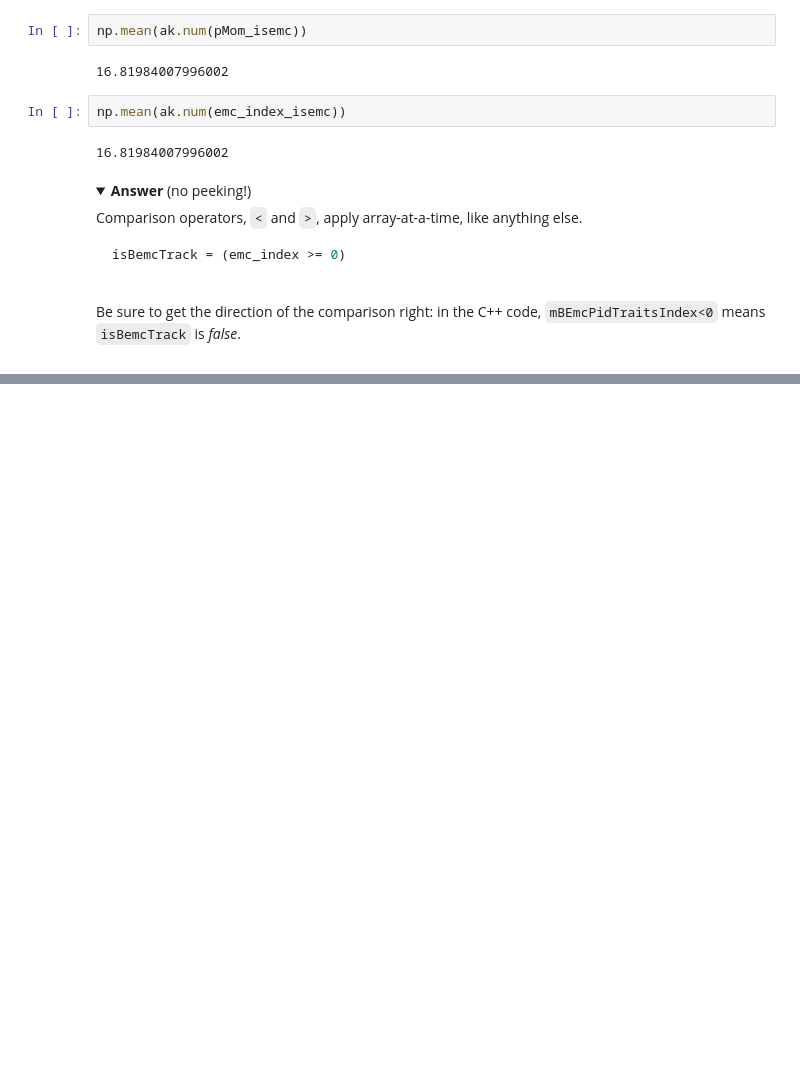
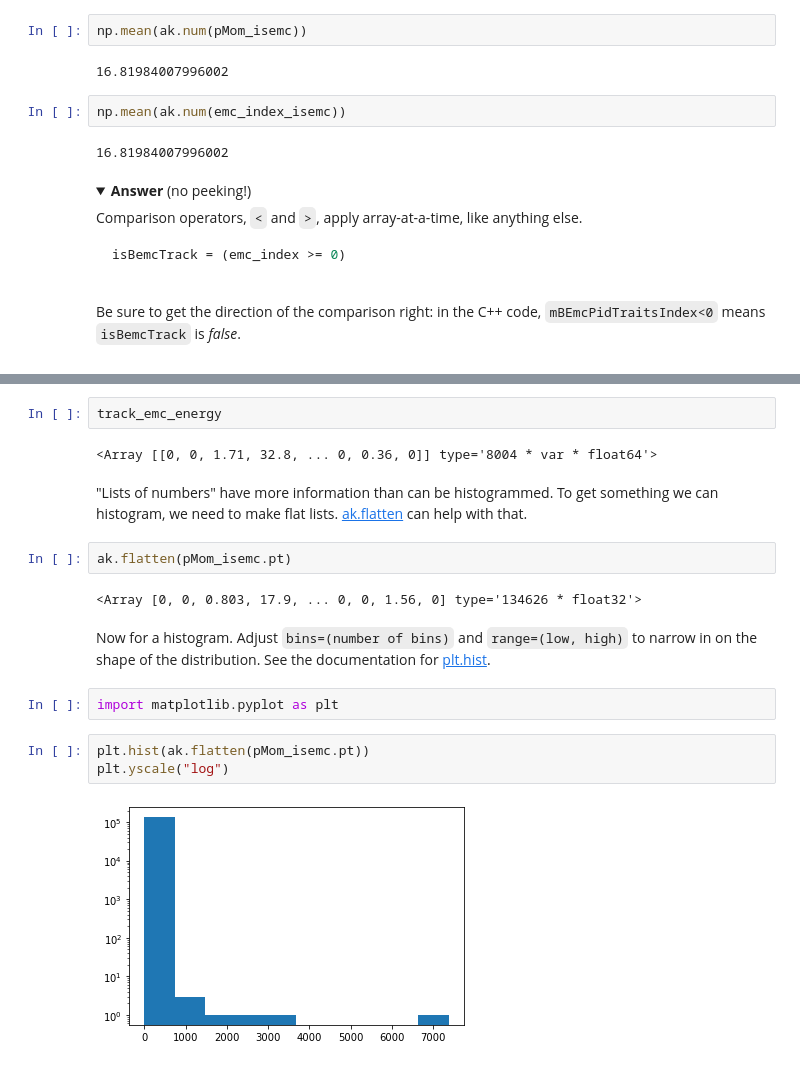
Before and after one commit to jpivarski-talks/2021-09-13-star-uproot-awkward-tutorial, a Jupyter notebook: tutorial.ipynb, the cells around one changed output, grey strips where cells are left out. Saved outputs shown, nothing was run; the diff lists cells and outputs as text; folded sections open; blank space fills up the shorter version.

```diff
--- a/tutorial.ipynb
+++ b/tutorial.ipynb
@@ -360,0 +438,19 @@ np.mean(pairs_in_each_event)
+# %%
+track_emc_energy
+# %% [output]
+<Array [[0, 0, 1.71, 32.8, ... 0, 0.36, 0]] type='8004 * var * float64'>
+# %% [markdown]
+"Lists of numbers" have more information than can be histogrammed. To get something we can histogram, we need to make flat lists. [ak.flatten](https://awkward-array.readthedocs.io/en/latest/_auto/ak.flatten.html) can help with that.
+# %%
+ak.flatten(pMom_isemc.pt)
+# %% [output]
+<Array [0, 0, 0.803, 17.9, ... 0, 0, 1.56, 0] type='134626 * float32'>
+# %% [markdown]
+Now for a histogram. Adjust `bins=(number of bins)` and `range=(low, high)` to narrow in on the shape of the distribution. See the documentation for [plt.hist](https://matplotlib.org/stable/api/_as_gen/matplotlib.pyplot.hist.html).
+# %%
+import matplotlib.pyplot as plt
+# %%
+plt.hist(ak.flatten(pMom_isemc.pt))
+plt.yscale("log")
+# %% [output]
+[figure, added]
```
Also changed, not shown: parts of 46 cells of this notebook.
